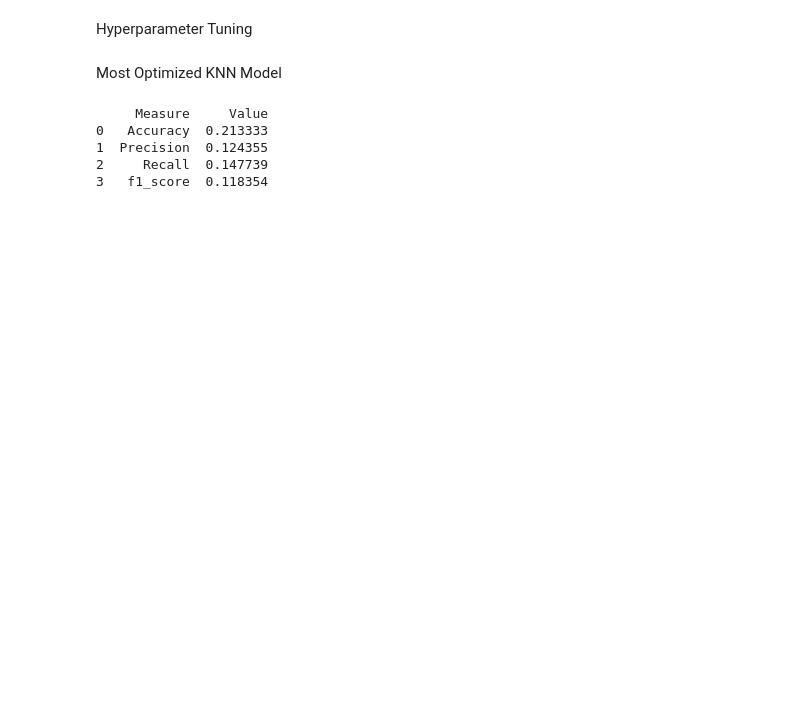
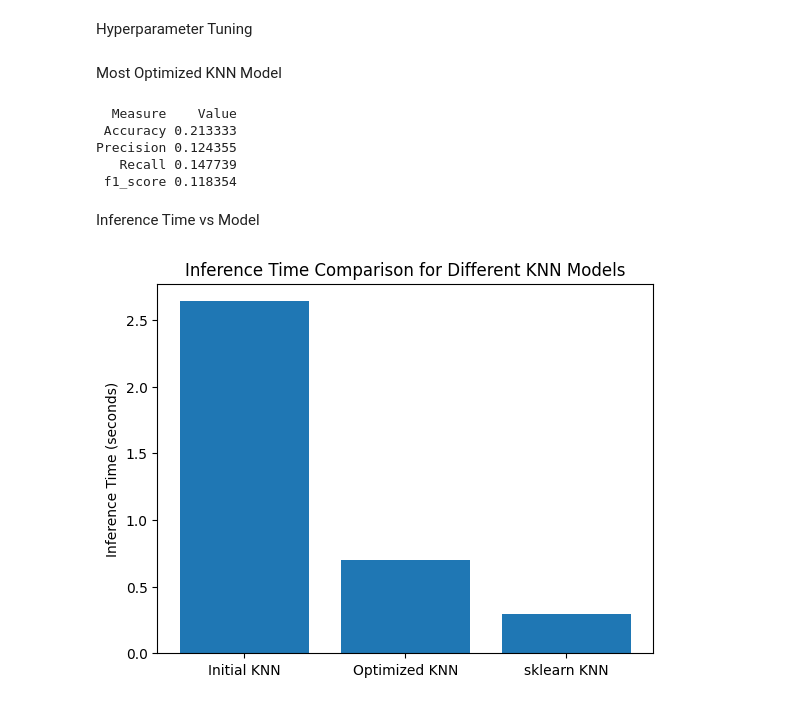
Before and after one commit to ROHIT32767/KNN-Decision-Trees, a Jupyter notebook: code.ipynb, the cells around one changed output. Drawn from its saved outputs; the diff is of its cells as text; code cells hidden in the pictures; blank space fills up the shorter version.

Commit message:
Checkpoint - Inference Time

```diff
--- a/code.ipynb
+++ b/code.ipynb
@@ -26,11 +28,12 @@ plt.show()
 Initial KNN Model
 # %%
 class KNN:
-    def __init__(self, k, encoder_type, metric):
+    def __init__(self, k, encoder_type, metric,ratio=0.8):
         self.k = k
         self.encoder_type = encoder_type
         self.metric = metric
         self.measure = 'mode'
+        self.ratio = ratio
 
     def get_encoder_type(self):
         return self.encoder_type
@@ -46,6 +49,12 @@ class KNN:
         return self.k
     def set_k(self,k): # set method for K
         self.k = k
+
+    def get_ratio(self):
+        return self.ratio
+    def set_ratio(self,ratio):
+        self.ratio = ratio
+
 
     def get_measure(self, A):
         if self.measure == 'mode':
@@ -84,7 +93,7 @@ class KNN:
         self.vit = [v[0] for v in vit]
         self.vit = np.array(self.vit)
         num_total_samples = data.shape[0]
-        num_training_samples = int(num_total_samples * 0.8)
+        num_training_samples = int(num_total_samples * self.ratio)
         indices = np.array(range(num_total_samples)) # used to check if unshuffled data is giving same results across users
         np.random.shuffle(indices) # permutes the array [0,....n-1]
         # indices = np.random.permutation(num_total_samples)
@@ -135,8 +144,8 @@ class KNN:
         F1_score, accuracy, precision, recall = self.evaluate(self.validate_embeddings, self.validate_labels)
         print_data = [['Accuracy',accuracy],['Precision',precision],['Recall',recall],['f1_score',F1_score]]
         df = pd.DataFrame(print_data,columns=['Measure','Value'])
-        print(df)
+        print(df.to_string(index=False))
 
-# KNN = KNN(3,'vit','manhattan')
-# KNN.print_answer()
+Initial_KNN = KNN(3,'vit','manhattan')
+Initial_KNN.print_answer()
 # print(KNN.train_embeddings[0])
@@ -193,11 +208,12 @@ plt.show()
 Most Optimized KNN Model
 # %%
 class KNN:
-    def __init__(self, k, encoder_type, metric):
+    def __init__(self, k, encoder_type, metric,ratio=0.8):
         self.k = k
         self.encoder_type = encoder_type
         self.metric = metric
         self.measure = 'mode'
+        self.ratio = ratio
 
     def get_encoder_type(self):
         return self.encoder_type
@@ -214,6 +230,11 @@ class KNN:
     def set_k(self,k): # set method for K
         self.k = k
 
+    def get_ratio(self):
+        return self.ratio
+    def set_ratio(self,ratio):
+        self.ratio = ratio
+
     def get_measure(self, A):
         if self.measure == 'mode':
             unique_values, counts = np.unique(np.array(A), return_counts=True)
@@ -224,9 +245,9 @@ class KNN:
     def get_distance(self, E1, E2):
         # print(self.metric)
         if self.metric == 'manhattan':
-            return np.sum(np.abs(np.array(E1)-np.array(E2)),axis=1)
+            return norm(np.array(E1)-np.array(E2),axis=1,ord=1)
         elif self.metric == 'euclidean':
-            return norm(np.array(E1)-np.array(E2),axis=1)
+            return norm(np.array(E1)-np.array(E2),axis=1,ord=2)
         elif self.metric == 'cosine':
             # print(E1.shape)
             # print(E2.shape)
@@ -251,9 +272,9 @@ class KNN:
         self.vit = [v[0] for v in vit]
         self.vit = np.array(self.vit)
         num_total_samples = data.shape[0]
-        num_training_samples = int(num_total_samples * 0.8)
+        num_training_samples = int(num_total_samples * self.ratio)
         indices = np.array(range(num_total_samples)) # used to check if unshuffled data is giving same results across users
-        np.random.shuffle(indices) # permutes the array [0,....n-1]
+        # np.random.shuffle(indices) # permutes the array [0,....n-1]
         # indices = np.random.permutation(num_total_samples)
         self.indices = indices # saving indices
         self.num_training_samples = num_training_samples # saving number of training samples
@@ -302,14 +323,42 @@ class KNN:
         F1_score, accuracy, precision, recall = self.evaluate(self.validate_embeddings, self.validate_labels)
         print_data = [['Accuracy',accuracy],['Precision',precision],['Recall',recall],['f1_score',F1_score]]
         df = pd.DataFrame(print_data,columns=['Measure','Value'])
-        print(df)
+        print(df.to_string(index=False))
 
-KNN = KNN(3,'vit','manhattan')
-KNN.print_answer()
+Optimized_KNN = KNN(3,'vit','manhattan')
+Optimized_KNN.print_answer()
 # print(KNN.train_embeddings[0])
 # %% [output]
-     Measure     Value
-0   Accuracy  0.213333
-1  Precision  0.124355
-2     Recall  0.147739
-3   f1_score  0.118354
+  Measure    Value
+ Accuracy 0.213333
+Precision 0.124355
+   Recall 0.147739
+ f1_score 0.118354
+# %% [markdown]
+Inference Time vs Model
+# %%
+sklearn_knn = KNeighborsClassifier(n_neighbors=3,metric='manhattan')
+models = [Initial_KNN,Optimized_KNN]
+inference_times = []
+for model in models:
+    start_time = time.time()
+    model.data_split(data)
+    model.train(model.encoder_type)
+    F1_score, accuracy, precision, recall = model.evaluate(model.validate_embeddings, model.validate_labels)
+    end_time = time.time()
+    inference_time = end_time - start_time
+    inference_times.append(inference_time)
+# model_names = ['Initial KNN', 'Best KNN', 'Optimized KNN', 'sklearn KNN']
+start_time = time.time()
+sklearn_knn.fit(Initial_KNN.train_embeddings,Initial_KNN.train_labels)
+sklearn_knn.predict(Initial_KNN.validate_embeddings)
+end_time = time.time()
+inference_time = end_time - start_time
+inference_times.append(inference_time)
+model_names = ['Initial KNN','Optimized KNN','sklearn KNN']
+plt.bar(model_names, inference_times)
+plt.ylabel('Inference Time (seconds)')
+plt.title('Inference Time Comparison for Different KNN Models')
+plt.show()
+# %% [output]
+[figure, added]
```
Also changed, not shown: parts of 5 cells of this notebook.
